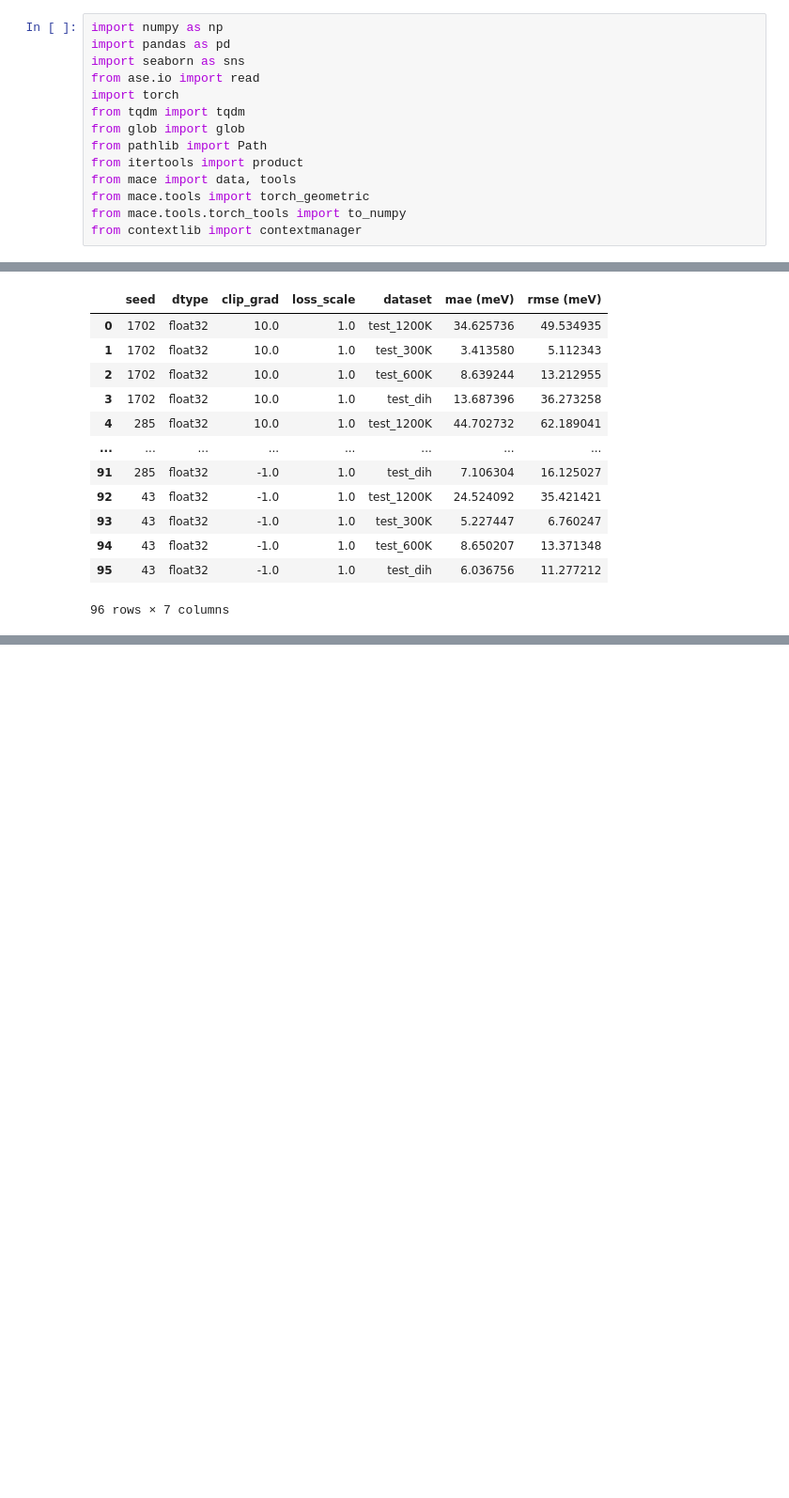
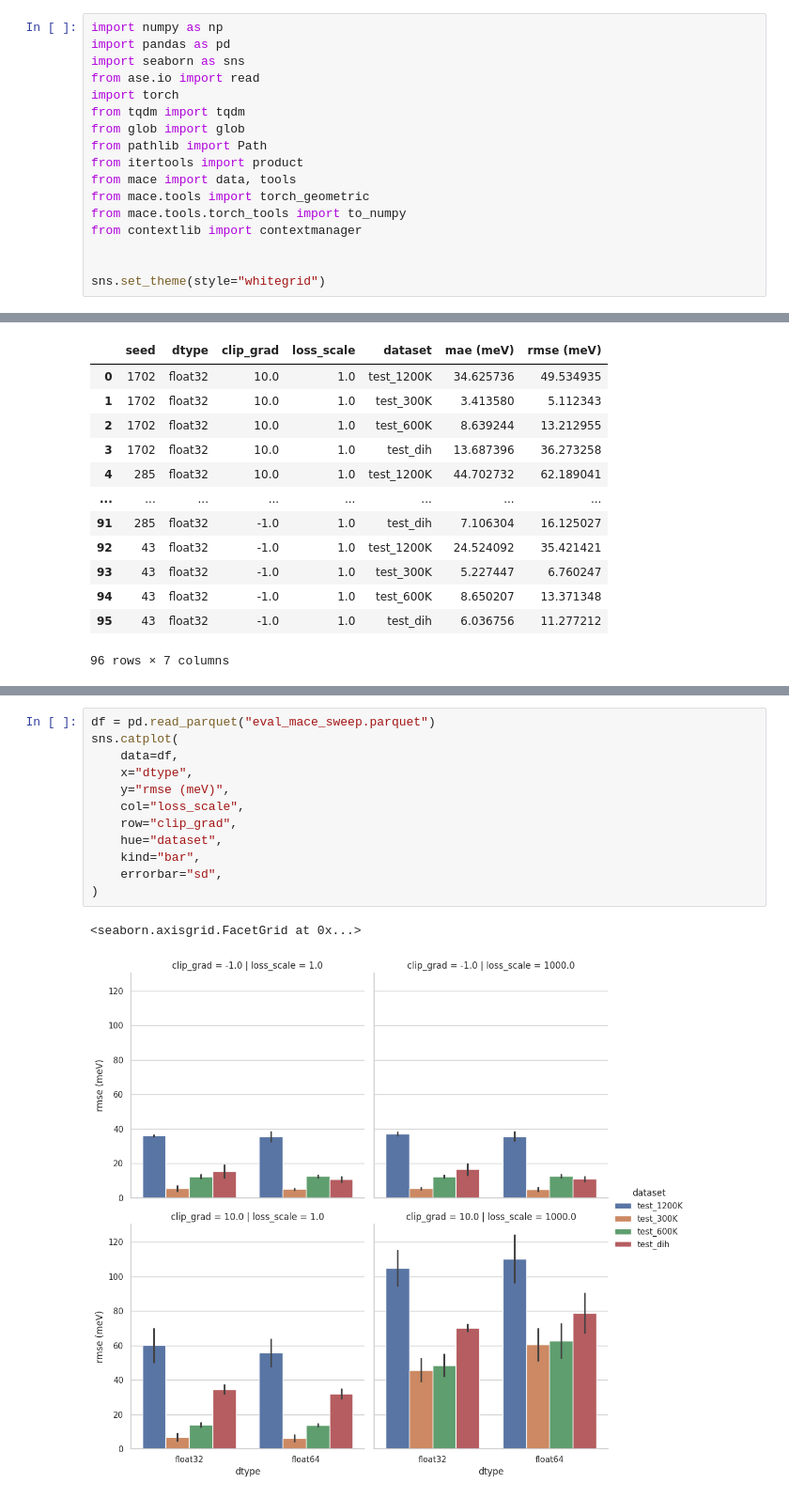
Before and after one commit to hatemhelal/mace, a Jupyter notebook: experiments/eval_sweep.ipynb, the cells around one changed output, grey strips where cells are left out. Shown: that part at 94% size. Drawn from its saved outputs; the diff is of its cells as text; blank space fills up the shorter version.

Commit message:
add sweep plots

```diff
--- a/experiments/eval_sweep.ipynb
+++ b/experiments/eval_sweep.ipynb
@@ -16,6 +16,9 @@ from mace import data, tools
 from mace.tools import torch_geometric
 from mace.tools.torch_tools import to_numpy
 from contextlib import contextmanager
+
+
+sns.set_theme(style="whitegrid")
 # %%
 test_files = sorted(glob("/home/hatemh/BOTNet-datasets/dataset_3BPA/test_*"))
 checkpoint_files = sorted(glob("/home/hatemh/mace/experiments/checkpoints/*.model"))
@@ -154,3 +157,18 @@ sweep_results.sort_values(by=["mean"])
 | float64 | 10.0 | 1000.0 | test_dih | 3.0 | 78.825798 | 11.437241 | 65.626900 | 75.330952 | 85.035003 | 85.425247 | ... |
 | float32 | 10.0 | 1000.0 | test_1200K | 3.0 | 104.898043 | 10.091487 | 95.299316 | 99.637573 | 103.975830 | 109.697407 | ... |
 | float64 | 10.0 | 1000.0 | test_1200K | 3.0 | 110.275832 | 13.866519 | 99.867194 | 102.405240 | 104.943286 | 115.480151 | ... |
+# %%
+df = pd.read_parquet("eval_mace_sweep.parquet")
+sns.catplot(
+    data=df,
+    x="dtype",
+    y="rmse (meV)",
+    col="loss_scale",
+    row="clip_grad",
+    hue="dataset",
+    kind="bar",
+    errorbar="sd",
+)
+# %% [output]
+<seaborn.axisgrid.FacetGrid at 0x...>
+[figure, added]
```
Also changed, not shown: parts of 1 cell of this notebook.
